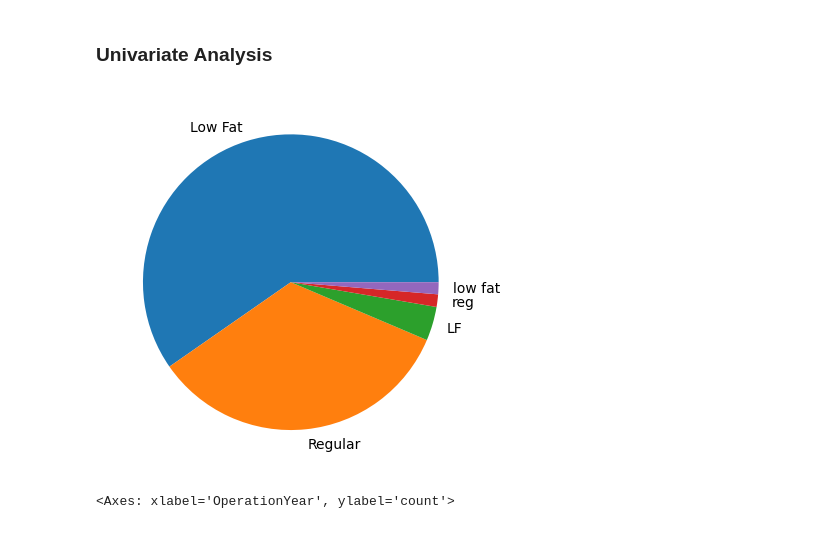
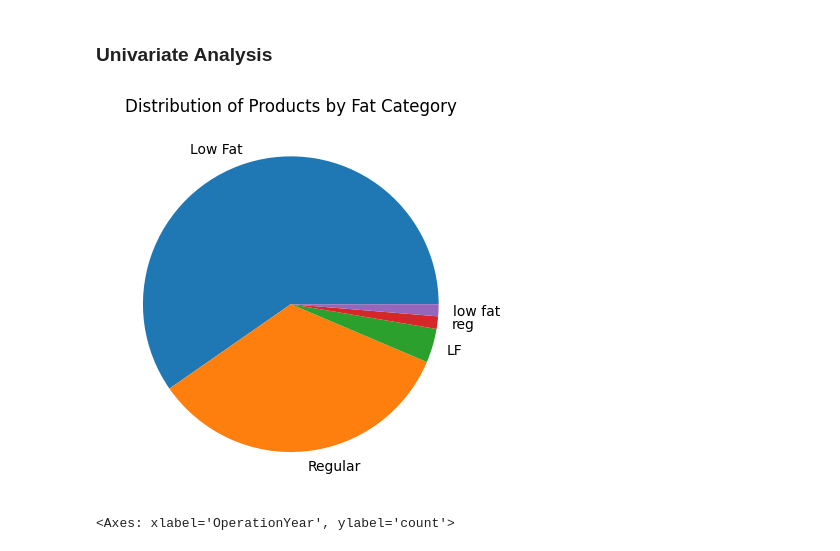
Before and after one commit to simran2104/retail-sales-prediction, a Jupyter notebook: sales_prediction-model.ipynb, the cells around one changed output. Saved outputs shown, nothing was run; the diff lists cells and outputs as text; code cells hidden in the pictures.

```diff
--- a/sales_prediction-model.ipynb
+++ b/sales_prediction-model.ipynb
@@ -194,9 +194,10 @@ sns.scatterplot(df["Sales"])
 ### Univariate Analysis
 # %%
 plt.pie(df["Fat"].value_counts(), labels=df["Fat"].value_counts().index)
+plt.title("Distribution of Products by Fat Category")
 plt.show()
 # %% [output]
-[figure, old version]
+[figure, new version]
 # %%
 sns.barplot(df["OperationYear"].value_counts())
 # %% [output]
```
Also changed, not shown: parts of 35 cells of this notebook.
